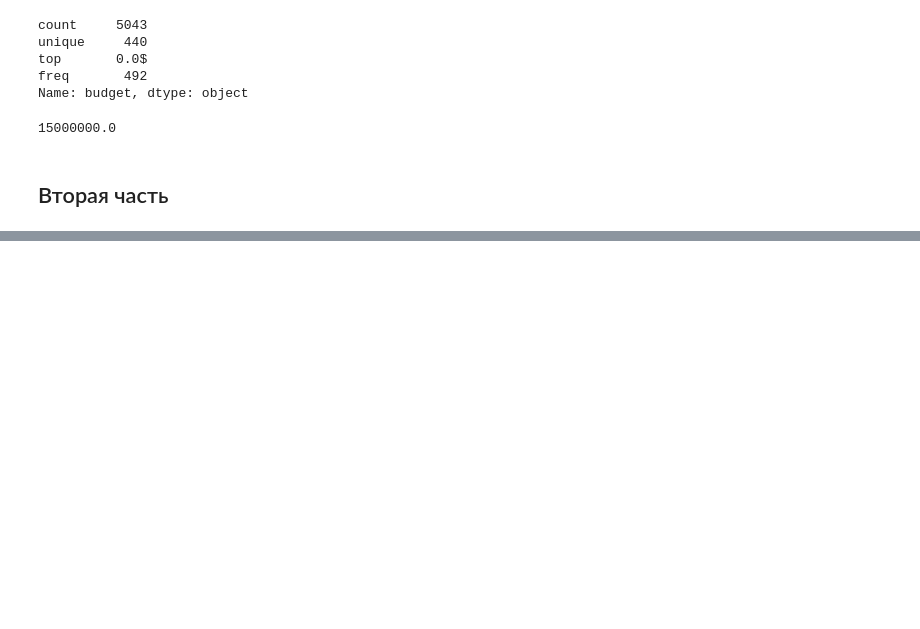
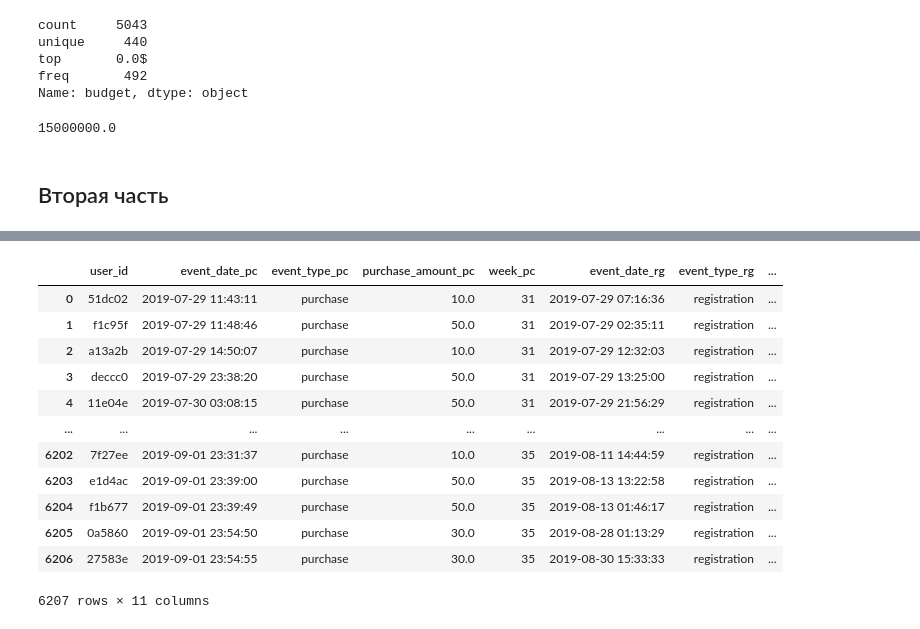
Before and after one commit to nikotinus/yandex_reviewers, a Jupyter notebook: Тестовое задание.ipynb, the cells around one changed output, grey strips where cells are left out. Saved outputs shown, nothing was run; the diff lists cells and outputs as text; code cells hidden in the pictures; blank space fills up the shorter version.

```diff
--- a/Тестовое задание.ipynb
+++ b/Тестовое задание.ipynb
@@ -151,0 +272,27 @@ event_type - тип события: registration - регистрация в п
+# %%
+purcahse_df = (
+    df2.loc[
+        df2.event_type=="purchase"
+    ]
+    .merge(
+        df2.loc[
+            df2.event_type=="registration"
+        ], how='left', on=['user_id'], suffixes=['_pc', '_rg'], indicator=True
+    )
+    .assign(lifetime = lambda x: x.week_pc - x.week_rg)
+)
+purcahse_df
+# %% [output]
+|  | user_id | event_date_pc | event_type_pc | purchase_amount_pc | week_pc | event_date_rg | event_type_rg | ... |
+| 0 | 51dc02 | 2019-07-29 11:43:11 | purchase | 10.0 | 31 | 2019-07-29 07:16:36 | registration | ... |
+| 1 | f1c95f | 2019-07-29 11:48:46 | purchase | 50.0 | 31 | 2019-07-29 02:35:11 | registration | ... |
+| 2 | a13a2b | 2019-07-29 14:50:07 | purchase | 10.0 | 31 | 2019-07-29 12:32:03 | registration | ... |
+| 3 | deccc0 | 2019-07-29 23:38:20 | purchase | 50.0 | 31 | 2019-07-29 13:25:00 | registration | ... |
+| 4 | 11e04e | 2019-07-30 03:08:15 | purchase | 50.0 | 31 | 2019-07-29 21:56:29 | registration | ... |
+| ... | ... | ... | ... | ... | ... | ... | ... | ... |
+| 6202 | 7f27ee | 2019-09-01 23:31:37 | purchase | 10.0 | 35 | 2019-08-11 14:44:59 | registration | ... |
+| 6203 | e1d4ac | 2019-09-01 23:39:00 | purchase | 50.0 | 35 | 2019-08-13 13:22:58 | registration | ... |
+| 6204 | f1b677 | 2019-09-01 23:39:49 | purchase | 50.0 | 35 | 2019-08-13 01:46:17 | registration | ... |
+| 6205 | 0a5860 | 2019-09-01 23:54:50 | purchase | 30.0 | 35 | 2019-08-28 01:13:29 | registration | ... |
+| 6206 | 27583e | 2019-09-01 23:54:55 | purchase | 30.0 | 35 | 2019-08-30 15:33:33 | registration | ... |
+6207 rows × 11 columns
```
Also changed, not shown: parts of 24 cells of this notebook, 1 other file.
